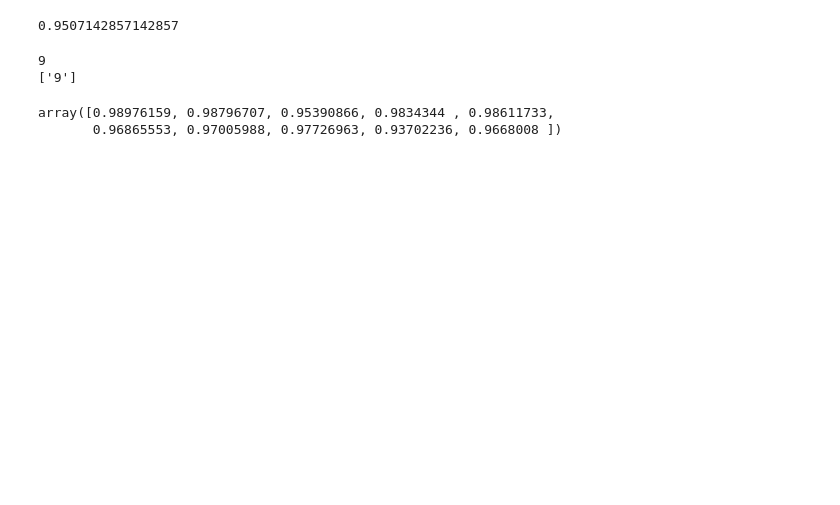
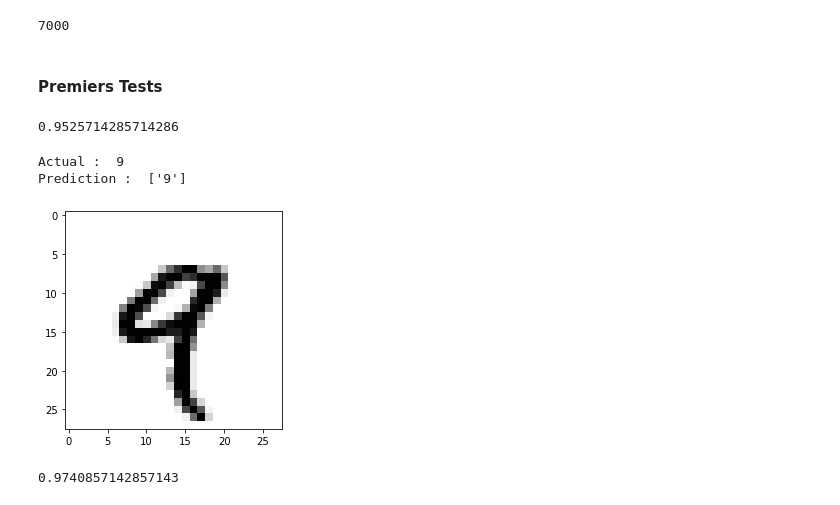
Before and after one commit to LMAGallois/AP_Supervis-, a Jupyter notebook: TP2_ANN.ipynb, the cells around one changed output. Drawn from its saved outputs; the diff is of its cells as text; code cells hidden in the pictures; blank space fills up the shorter version.

```diff
--- a/TP2_ANN.ipynb
+++ b/TP2_ANN.ipynb
@@ -6,4 +10,10 @@
 from sklearn.datasets import fetch_openml
 mnist = fetch_openml('mnist_784', as_frame=False)
+# %%
+dataset_length = len(mnist.data)
+sample_size = 7000
+min(dataset_length,sample_size)
+# %% [output]
+7000
 # %%
 #Diviser la base de données en 49000 lignes pour l’apprentissage (training) et le reste pour les tests
@@ -18,16 +28,31 @@ clf = MLPClassifier( max_iter=300, hidden_layer_sizes=(50)).fit(xtrain, ytrain)
+# %% [markdown]
+#### Premiers Tests
 # %%
+#Construire un modèle de classification ayant comme paramètre :
+# hidden_layer_sizes = (50), puis calculez la précession du classifieur
+
+clf = MLPClassifier( max_iter=300, hidden_layer_sizes=(50)).fit(xtrain, ytrain)
 print(clf.score(xtest, ytest))
 # %% [output]
-0.9507142857142857
+0.9525714285714286
 # %%
-print(target[4])
-print(clf.predict([data[4]]))
+# Afficher la classe de l’image 4 et sa classe prédite
+
+print("Actual : ", target[4])
+print("Prediction : ", clf.predict([data[4]]))
+import matplotlib.pyplot as plt
+images = mnist.data.reshape((-1, 28, 28))
+plt.imshow(images[4], cmap=plt.cm.gray_r,interpolation="nearest")
+plt.show()
 # %% [output]
-9
-['9']
+Actual :  9
+Prediction :  ['9']
+[figure, added]
 # %%
+#Calculez la précession
+
 from sklearn.metrics import precision_score
-precision_score(mnist.target, clf.predict(data) ,average=None)
+precision = precision_score(mnist.target, clf.predict(data) ,average='micro')
+print(precision)
 # %% [output]
-array([0.98976159, 0.98796707, 0.95390866, 0.9834344 , 0.98611733,
-       0.96865553, 0.97005988, 0.97726963, 0.93702236, 0.9668008 ])
+0.9740857142857143
```
Also changed, not shown: parts of 21 cells of this notebook.
